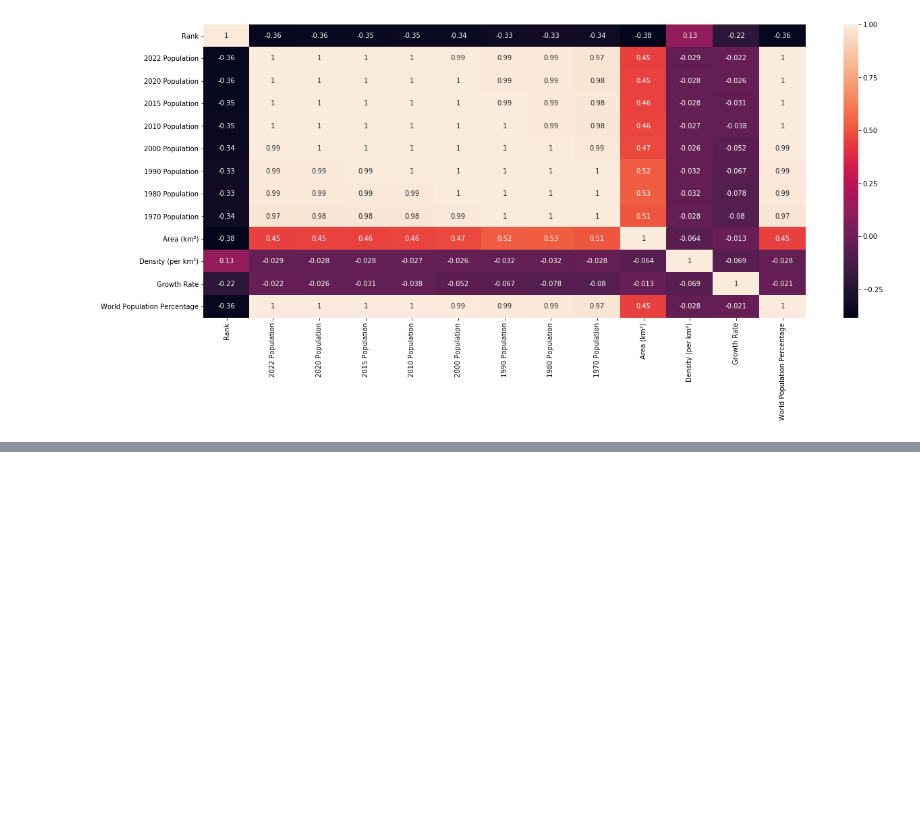
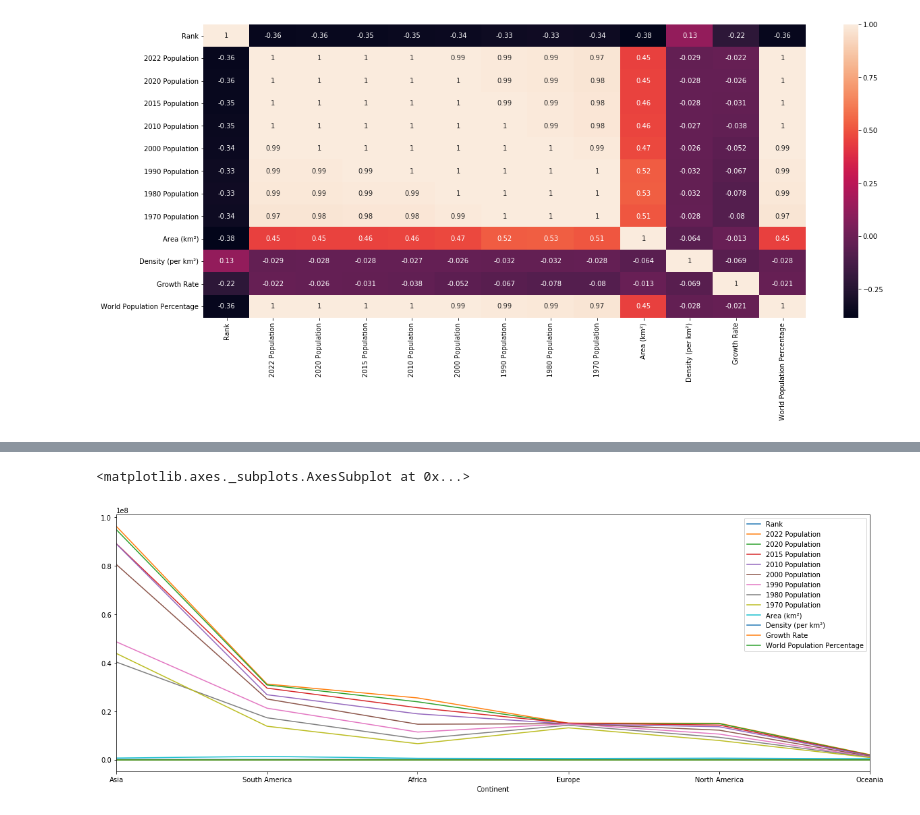
Before and after one commit to VEGLOhouetchenouGABIN/FORCE-N-AI-CERTIFICATION-PROGRAM-PRACTICE, a Jupyter notebook: Module3/EDA.ipynb, the cells around one changed output, grey strips where cells are left out. Cells and saved outputs as stored; diff of their text form; code cells hidden in the pictures; blank space fills up the shorter version.

```diff
--- a/Module3/EDA.ipynb
+++ b/Module3/EDA.ipynb
@@ -211,0 +254,2 @@ plt.show()
+# %%
+df2=df.groupby("Continent").mean().sort_values(by="2022 Population",ascending=False)
@@ -211,0 +267,5 @@ plt.show()
+# %%
+df2.plot()
+# %% [output]
+<matplotlib.axes._subplots.AxesSubplot at 0x...>
+[figure, added]
```
Also changed, not shown: parts of 17 cells of this notebook.
